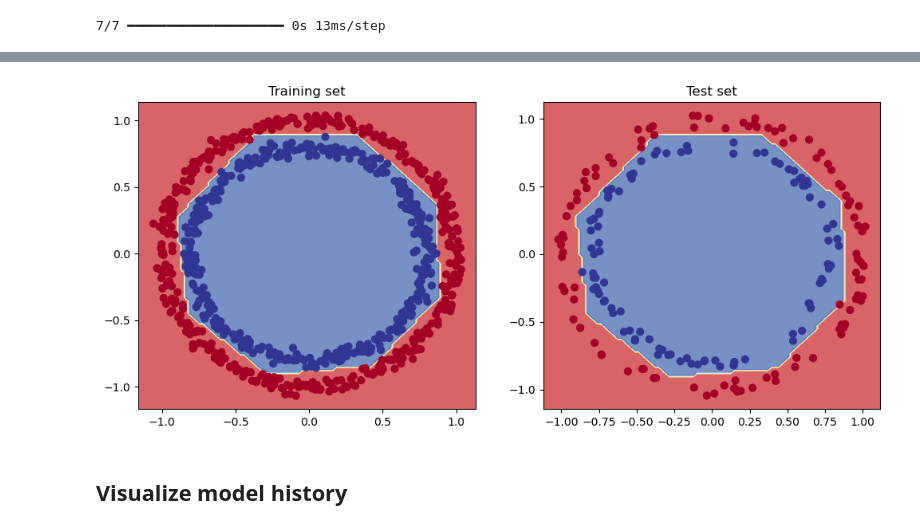
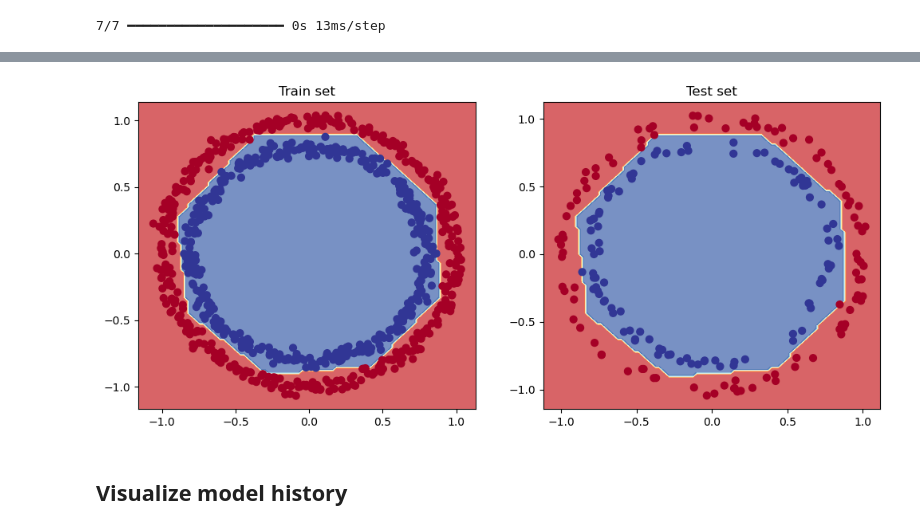
Before and after one commit to alchemistbg/udemy-tensorflow-developer-certificate-bootcamp, a Jupyter notebook: Section-04/Classification_with_tensorflow.ipynb, the cells around one changed output, grey strips where cells are left out. Saved outputs shown, nothing was run; the diff lists cells and outputs as text; code cells hidden in the pictures.

```diff
--- a/Section-04/Classification_with_tensorflow.ipynb
+++ b/Section-04/Classification_with_tensorflow.ipynb
@@ -691,9 +692,10 @@ y_pred = model_8.predict(X_test)
 plt.figure(figsize = (12, 5))
 plt.subplot(1, 2, 1)
 plot_decision_boundary(model_8, X = X_train, y = y_train)
-plt.title("Training set")
+plt.title("Train set")
 plt.subplot(1, 2, 2)
 plot_decision_boundary(model_8, X = X_test, y = y_test)
+plt.xticks([-1.0, -0.5, 0, 0.5, 1])
 plt.title("Test set")
 plt.show()
 # %% [output]
@@ -703,5 +705,5 @@ Binary classification
 Binary classification
-[figure, old version]
+[figure, new version]
 # %% [markdown]
 ## **Visualize model history**
 # %%
```
Also changed, not shown: parts of 33 cells of this notebook.
